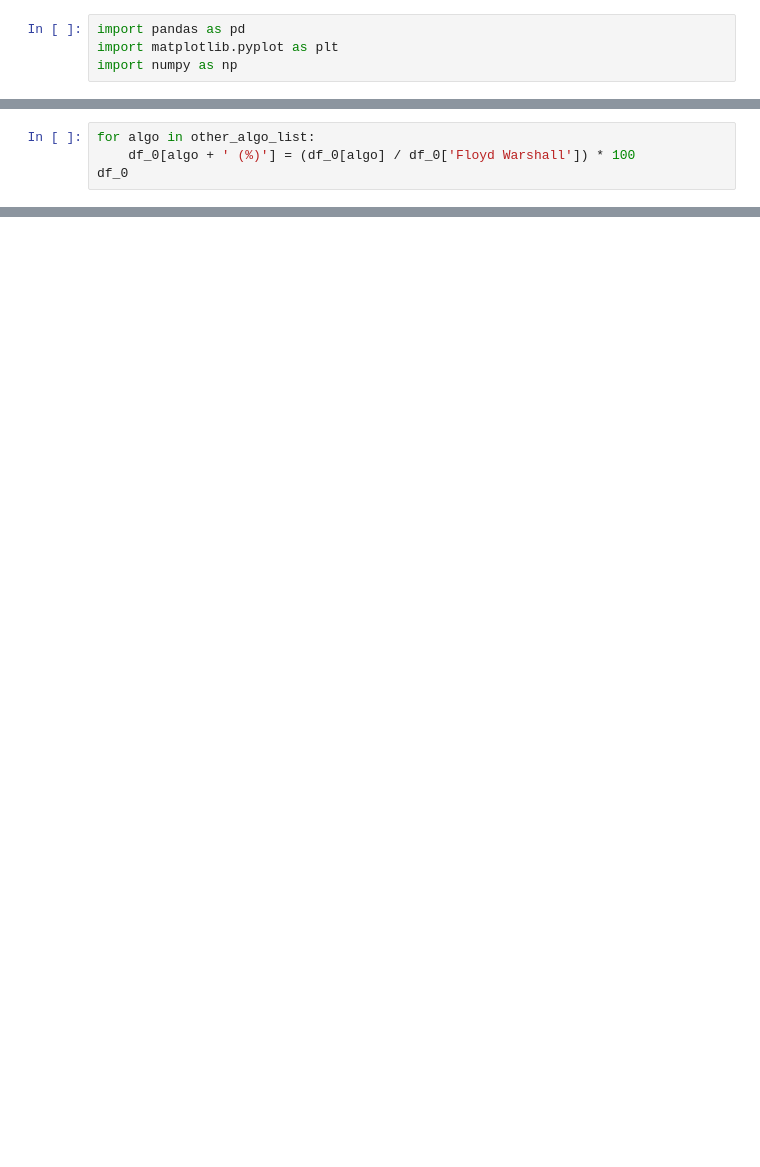
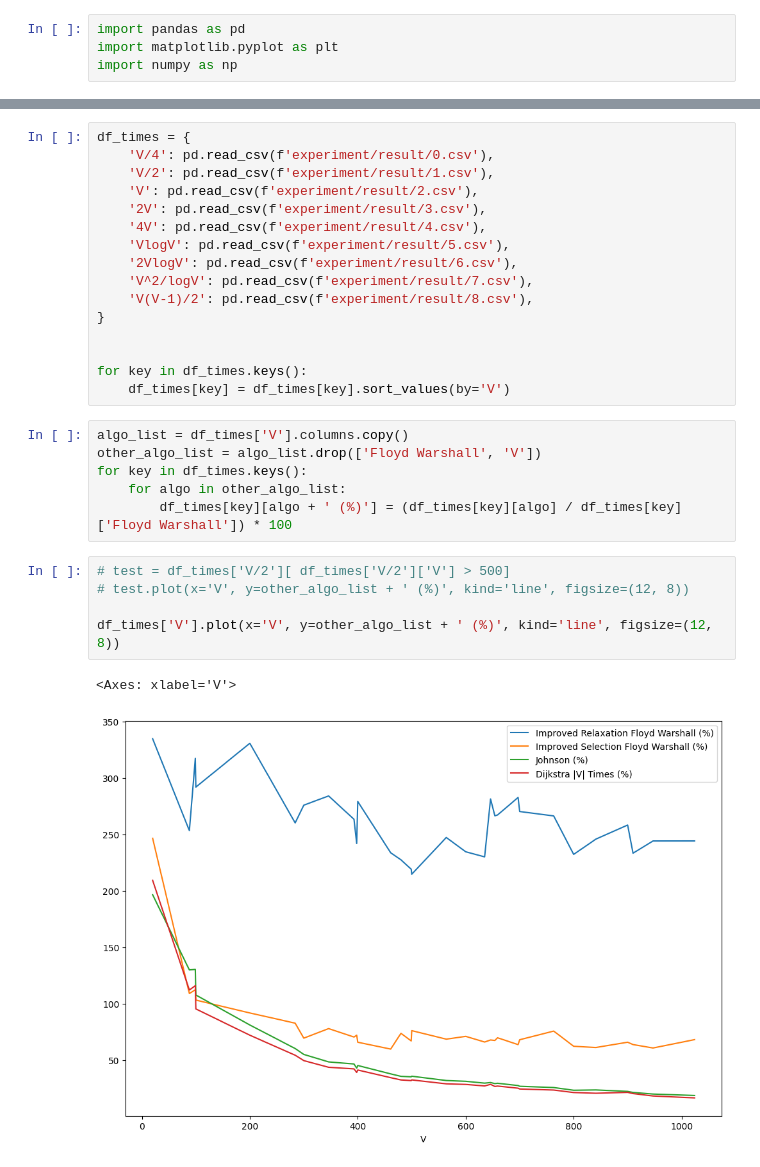
Before and after one commit to michaelsinanta/daa-paper, a Jupyter notebook: data_visualization.ipynb, the cells around one changed output, grey strips where cells are left out. Saved outputs shown, nothing was run; the diff lists cells and outputs as text; blank space fills up the shorter version.

```diff
--- a/data_visualization.ipynb
+++ b/data_visualization.ipynb
@@ -23,4 +4,0 @@ other_algo_list = algo_list.drop('Floyd Warshall')
-# %%
-for algo in other_algo_list:
-    df_0[algo + ' (%)'] = (df_0[algo] / df_0['Floyd Warshall']) * 100
-df_0
@@ -38,0 +5,30 @@ df_0
+# %%
+df_times = {
+    'V/4': pd.read_csv(f'experiment/result/0.csv'),
+    'V/2': pd.read_csv(f'experiment/result/1.csv'),
+    'V': pd.read_csv(f'experiment/result/2.csv'),
+    '2V': pd.read_csv(f'experiment/result/3.csv'),
+    '4V': pd.read_csv(f'experiment/result/4.csv'),
+    'VlogV': pd.read_csv(f'experiment/result/5.csv'),
+    '2VlogV': pd.read_csv(f'experiment/result/6.csv'),
+    'V^2/logV': pd.read_csv(f'experiment/result/7.csv'),
+    'V(V-1)/2': pd.read_csv(f'experiment/result/8.csv'),
+}
+
+
+for key in df_times.keys():
+    df_times[key] = df_times[key].sort_values(by='V')
+# %%
+algo_list = df_times['V'].columns.copy()
+other_algo_list = algo_list.drop(['Floyd Warshall', 'V'])
+for key in df_times.keys():
+    for algo in other_algo_list:
+        df_times[key][algo + ' (%)'] = (df_times[key][algo] / df_times[key]['Floyd Warshall']) * 100
+# %%
+# test = df_times['V/2'][ df_times['V/2']['V'] > 500]
+# test.plot(x='V', y=other_algo_list + ' (%)', kind='line', figsize=(12, 8))
+
+df_times['V'].plot(x='V', y=other_algo_list + ' (%)', kind='line', figsize=(12, 8))
+# %% [output]
+<Axes: xlabel='V'>
+[figure, added]
```
Also changed, not shown: parts of 3 cells of this notebook.
